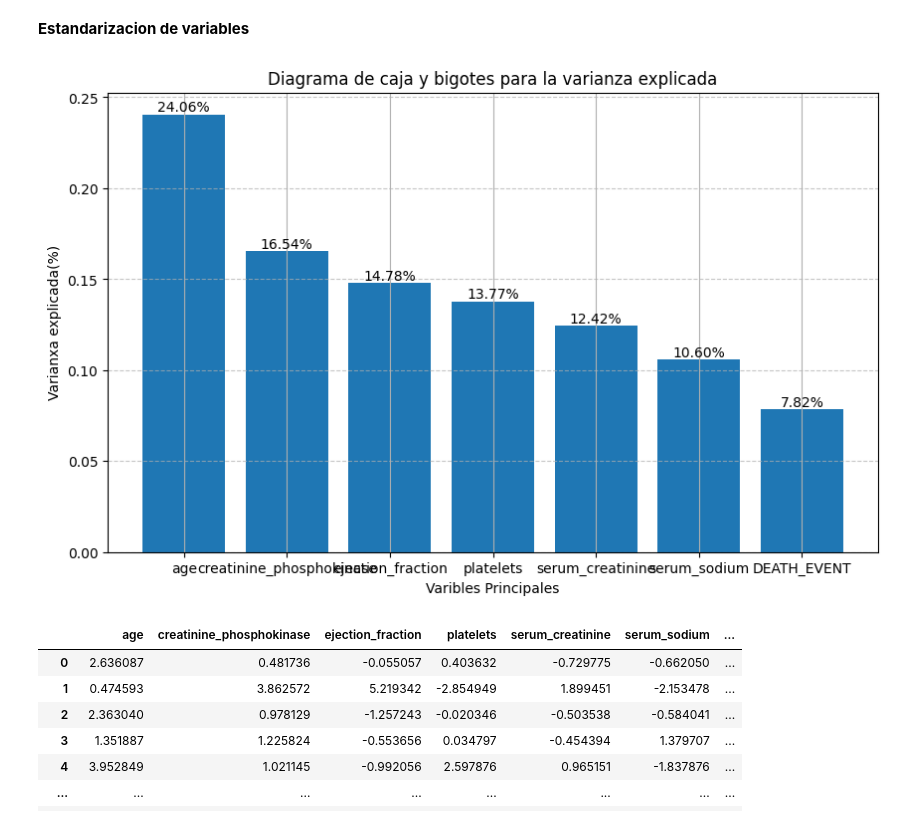
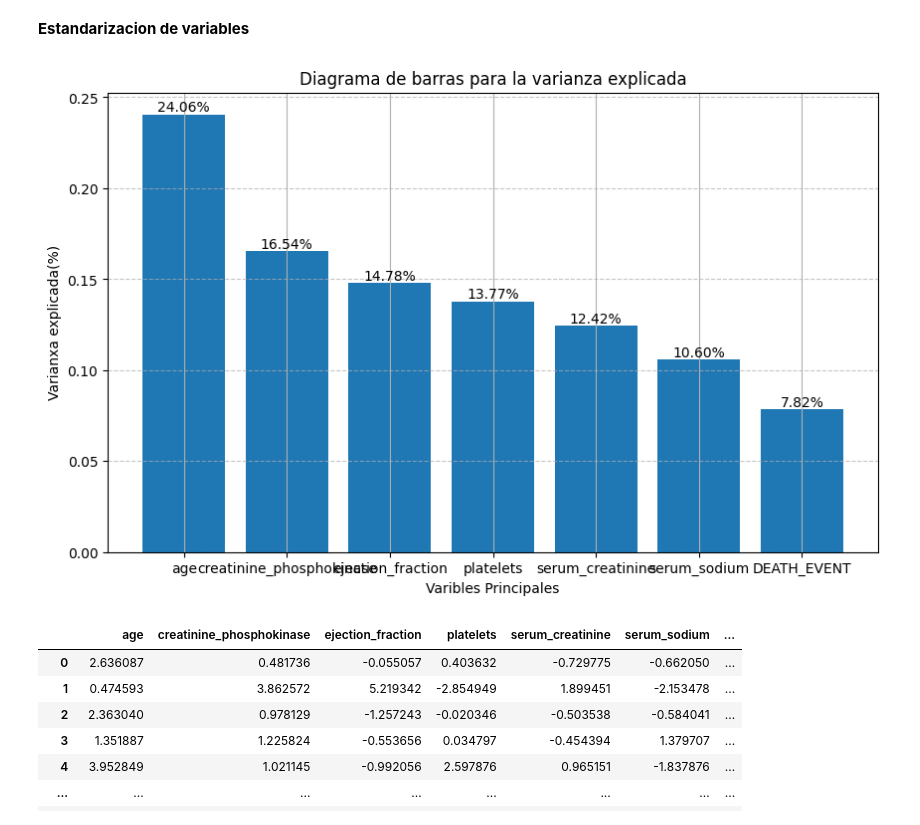
Before and after one commit to 2jcortesj2/Estadistica1, a Jupyter notebook: TrabajoFinal.ipynb, the cells around one changed output. Saved outputs shown, nothing was run; the diff lists cells and outputs as text; code cells hidden in the pictures.

```diff
--- a/TrabajoFinal.ipynb
+++ b/TrabajoFinal.ipynb
@@ -47,22 +47,22 @@ data_pca = pca.fit_transform(df_estand)
 # %%
 explained_variance = pca.explained_variance_ratio_
 
 plt.figure(figsize= (10,6))
 plt.bar(range(1, len(explained_variance) + 1), explained_variance)
 plt.xlabel('Varibles Principales')
 plt.ylabel('Varianxa explicada(%)')
-plt.title('Diagrama de caja y bigotes para la varianza explicada')
+plt.title('Diagrama de barras para la varianza explicada')
 plt.xticks(range(1,8), columns)
 plt.grid(True)
 
 # Para poner el label en cada barra
 for i, ratio in enumerate(explained_variance):
     plt.text(i + 1, ratio, f'{ratio:.2%}', ha='center', va='bottom')
 
 plt.grid(axis='y', linestyle='--', alpha=0.7)
 plt.show()
 # %% [output]
-[figure, old version]
+[figure, new version]
 # %%
 data_pca = pd.DataFrame(data_pca, columns= columns)
 data_pca
```
Also changed, not shown: parts of 7 cells of this notebook.
